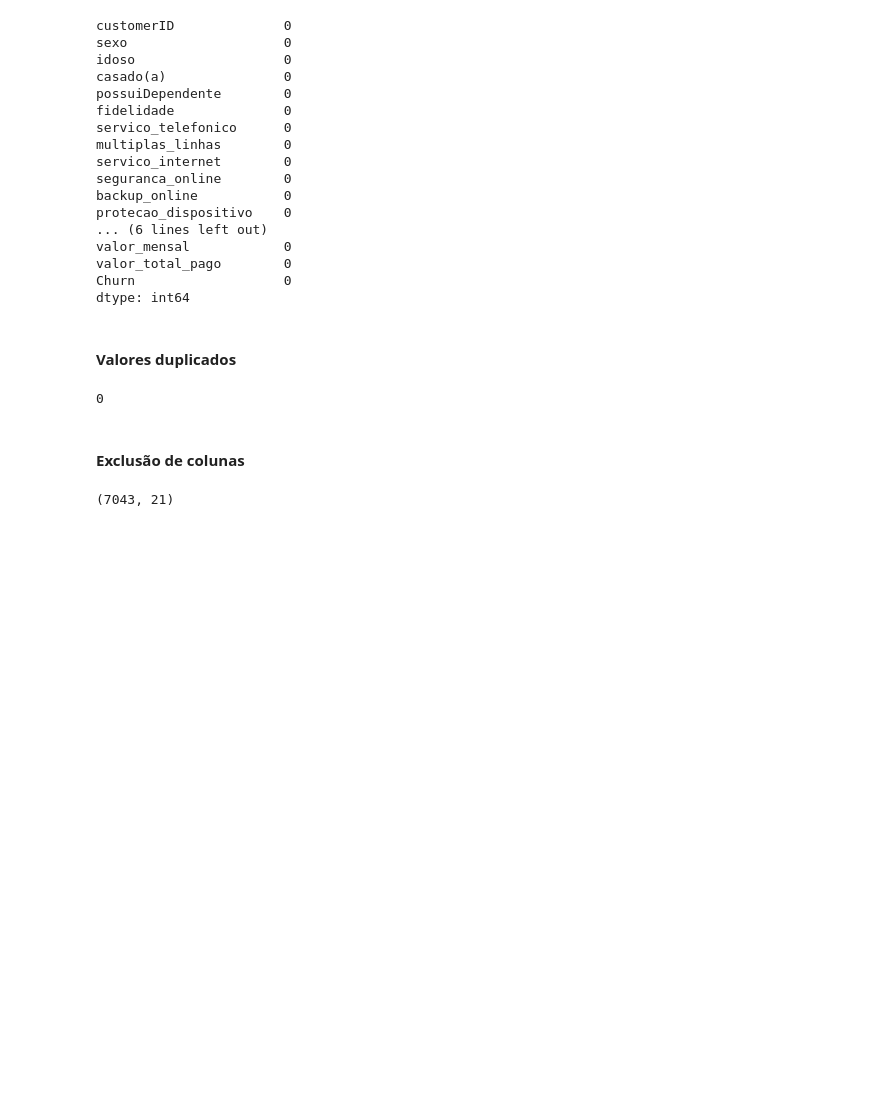
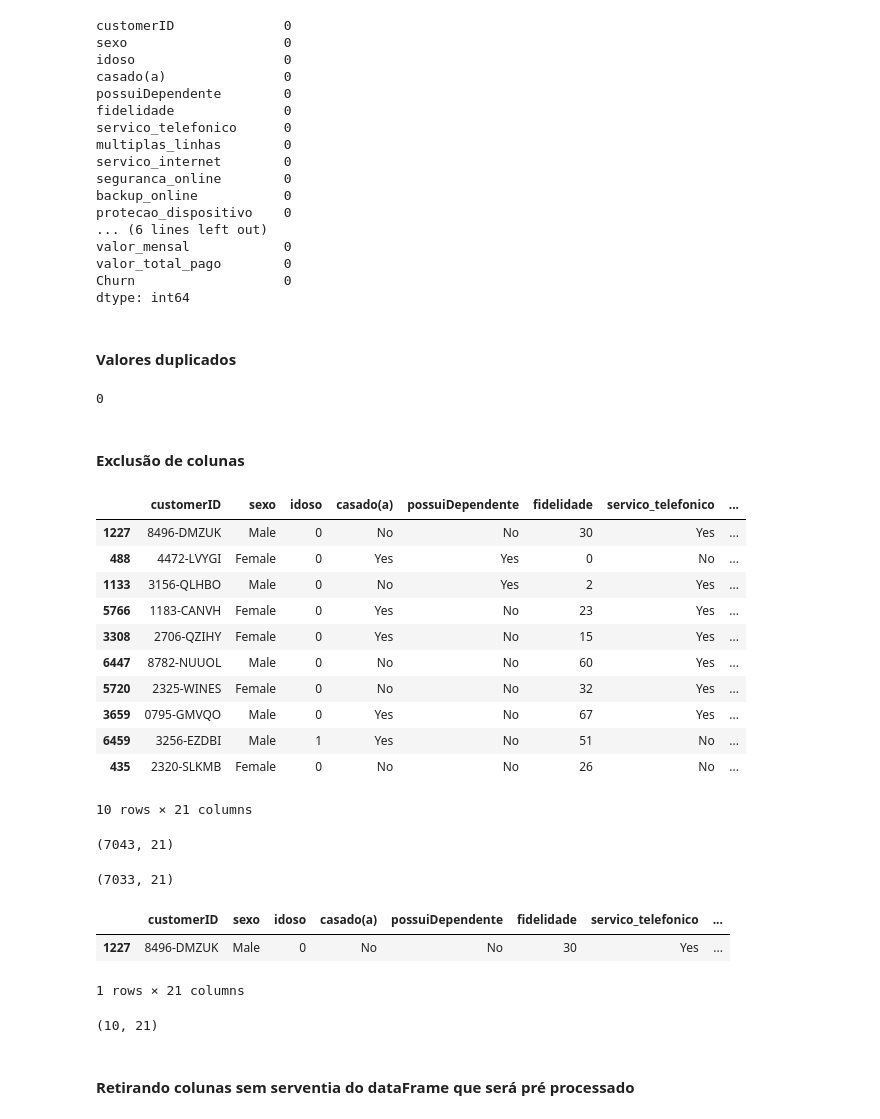
Before and after one commit to alyssonmontovanelli/analise_Previsao_Churn_teleComunicacoes, a Jupyter notebook: notebooks/01_Analise_Exploratoria.ipynb, the cells around one changed output. Saved outputs shown, nothing was run; the diff lists cells and outputs as text; code cells hidden in the pictures; blank space fills up the shorter version.

Commit message:
update modelos / start deploy

```diff
--- a/notebooks/01_Analise_Exploratoria.ipynb
+++ b/notebooks/01_Analise_Exploratoria.ipynb
@@ -435,6 +435,22 @@ dados.duplicated().sum()
 # Cópia do data frame
 dados_eng =  dados.copy()
 # %%
-dados_eng.shape
+dados_test_deploy = dados[dados['Churn'] == 'No'].sample(10)
+dados_test_deploy
 # %% [output]
+|  | customerID | sexo | idoso | casado(a) | possuiDependente | fidelidade | servico_telefonico | ... |
+| 1227 | 8496-DMZUK | Male | 0 | No | No | 30 | Yes | ... |
+| 488 | 4472-LVYGI | Female | 0 | Yes | Yes | 0 | No | ... |
+| 1133 | 3156-QLHBO | Male | 0 | No | Yes | 2 | Yes | ... |
+| 5766 | 1183-CANVH | Female | 0 | Yes | No | 23 | Yes | ... |
+| 3308 | 2706-QZIHY | Female | 0 | Yes | No | 15 | Yes | ... |
+| 6447 | 8782-NUUOL | Male | 0 | No | No | 60 | Yes | ... |
+| 5720 | 2325-WINES | Female | 0 | No | No | 32 | Yes | ... |
+| 3659 | 0795-GMVQO | Male | 0 | Yes | No | 67 | Yes | ... |
+| 6459 | 3256-EZDBI | Male | 1 | Yes | No | 51 | No | ... |
+| 435 | 2320-SLKMB | Female | 0 | No | No | 26 | No | ... |
-(7043, 21)
+10 rows × 21 columns
+# %%
+dados.shape
+# %% [output]
+(7043, 21)
@@ -440,0 +462,14 @@ dados_eng.shape
+# %%
+dados.shape
+# %% [output]
+(7033, 21)
+# %%
+dados_test_deploy[dados_test_deploy['customerID'] == '8496-DMZUK']
+# %% [output]
+|  | customerID | sexo | idoso | casado(a) | possuiDependente | fidelidade | servico_telefonico | ... |
+| 1227 | 8496-DMZUK | Male | 0 | No | No | 30 | Yes | ... |
+1 rows × 21 columns
+# %%
+dados_test_deploy.shape
+# %% [output]
+(10, 21)
@@ -441,3 +479,5 @@ dados_eng.shape
+# %% [markdown]
+#### Retirando colunas sem serventia do dataFrame que será pré processado
 # %%
 dados.drop(['customerID', 'multiplas_linhas', 'protecao_dispositivo', 'servico_telefonico', 'sexo', 'Streaming_filmes',
             'seguranca_online', 'backup_online'], axis=1, inplace=True)
```
Also changed, not shown: parts of 9 cells of this notebook, 20 other files.
